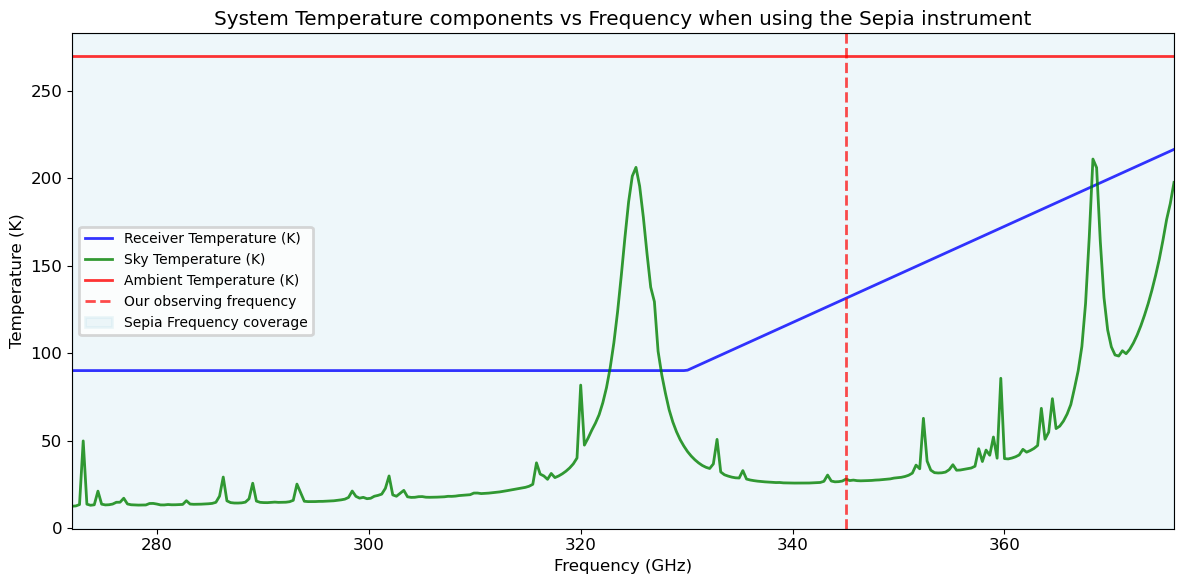
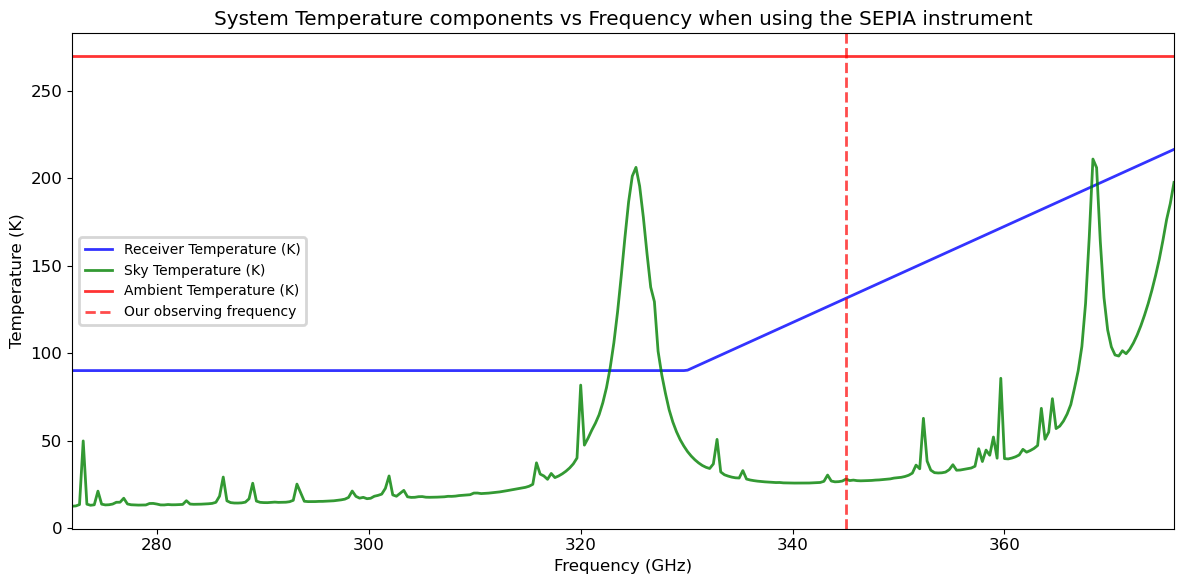
The change to this notebook cell's code, shown as a diff; its figure went from the first image to the second:
--- before
+++ after
@@ -1,3 +1,3 @@
-fig, ax = plt.subplots(figsize=(12, 6))
+fig, ax = plt.subplots()
 ax.plot(valid_frequencies, [t.value for t in valid_t_rx], '-',label = 'Receiver Temperature (K)', color='b', markersize=10, alpha=0.8)
 ax.plot(frequencies, t_sky_contribution, '-',label = 'Sky Temperature (K)', color='g', markersize=10, alpha=0.8)
@@ -6,6 +6,4 @@
 # label the plot
 ax.axvline(calculator.user_input.obs_freq.value, color='r', linestyle='--', alpha=0.7, label='Our observing frequency')
-#draw a box to highlight the operational frequencies of the SEPIA receiver
-ax.axvspan(frequencies[0],frequencies[-1], color='lightblue', alpha=0.2, label='SEPIA Frequency coverage')
 
 ax.legend()

Commit: Notebook updates based on feedback